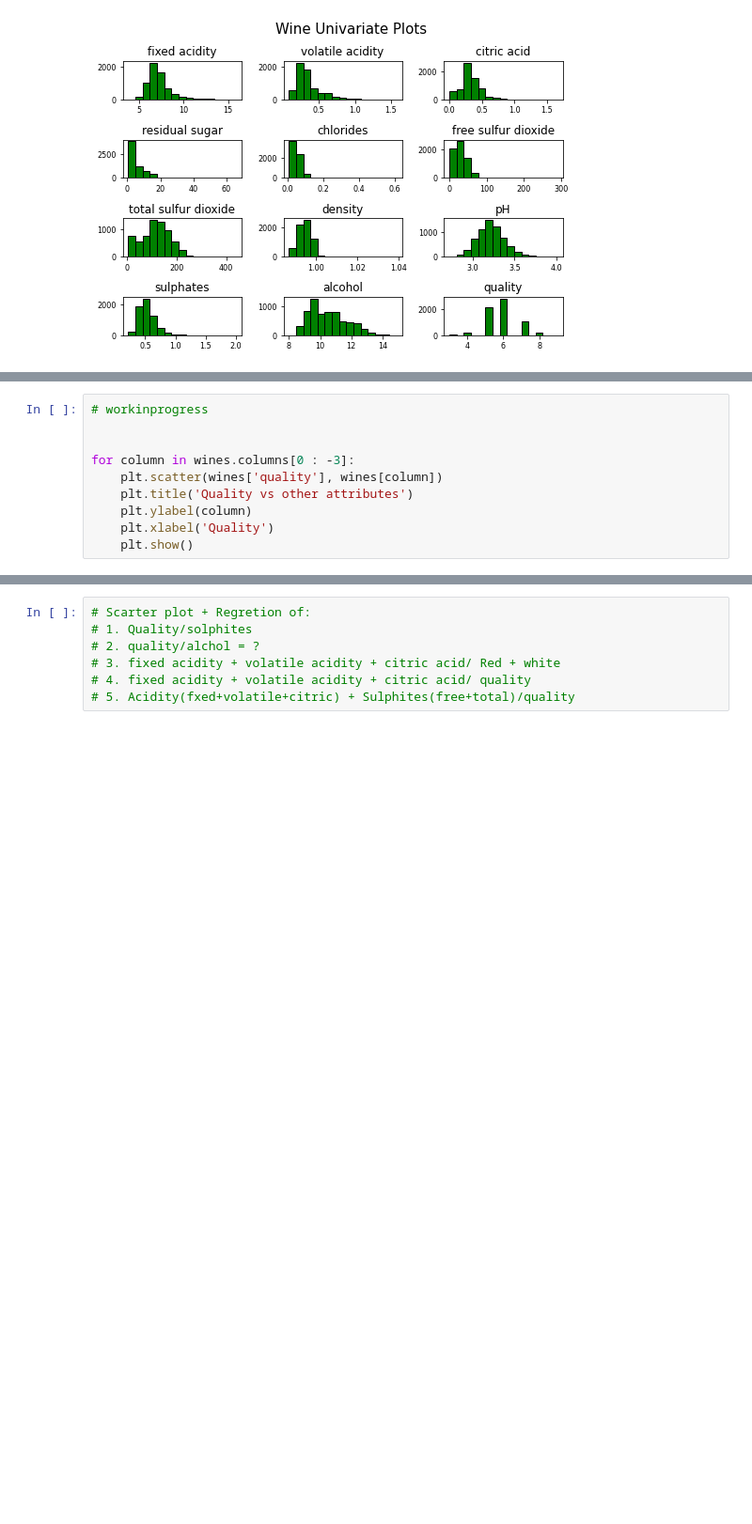
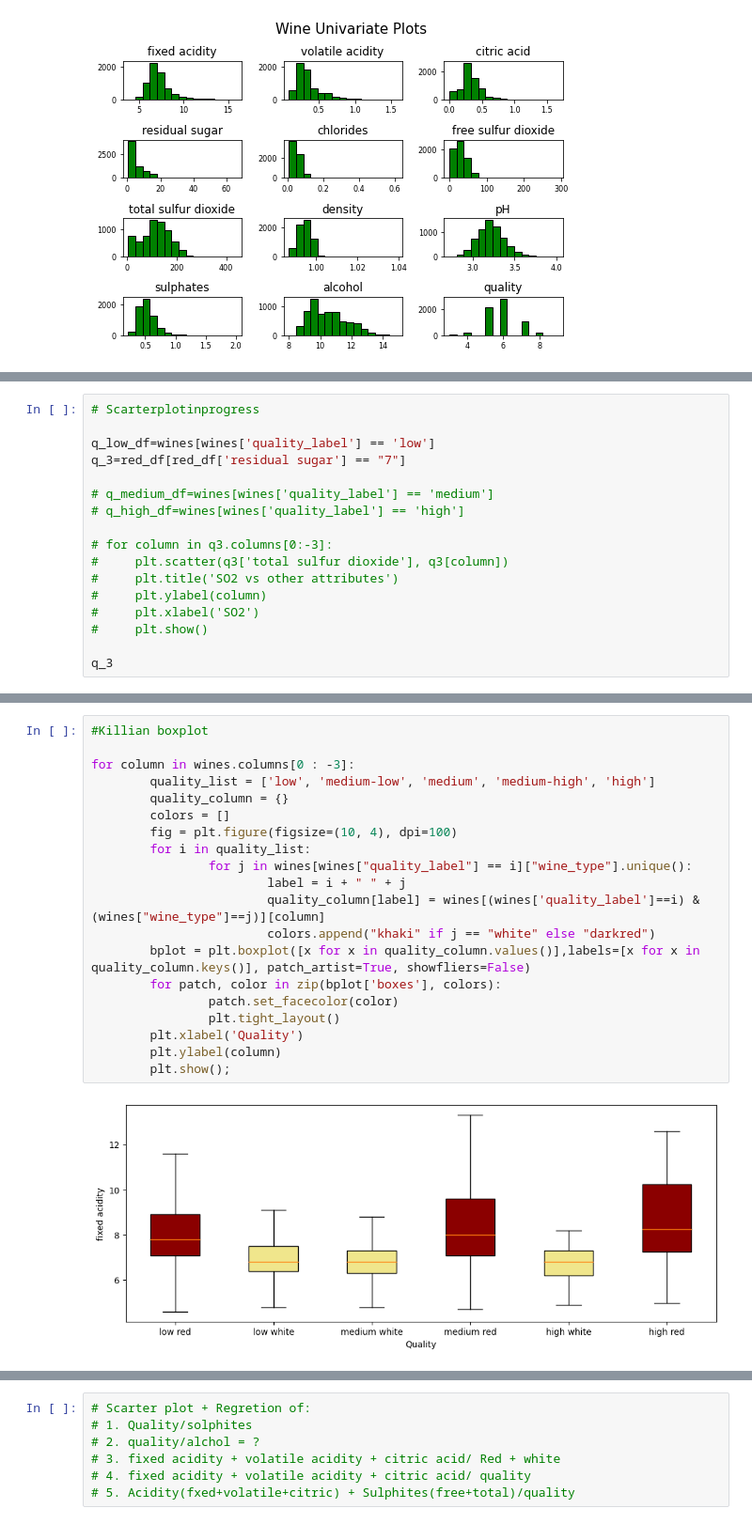
Before and after one commit to Jacopo-Spadon/Wine-not, a Jupyter notebook: Wine not data Wrangling.ipynb, the cells around one changed output, grey strips where cells are left out. Shown at 94% size. Drawn from its saved outputs; the diff is of its cells as text; blank space fills up the shorter version.

Commit message:
scarter in progress

```diff
--- a/Wine not data Wrangling.ipynb
+++ b/Wine not data Wrangling.ipynb
@@ -260,12 +259,19 @@ Text(239.2347826086957, 0.5, 'bollocks')
 [figure]
 # %%
-# workinprogress
+# Scarterplotinprogress
 
+q_low_df=wines[wines['quality_label'] == 'low']
+q_3=red_df[red_df['residual sugar'] == "7"]
 
-for column in wines.columns[0 : -3]:
-    plt.scatter(wines['quality'], wines[column])
-    plt.title('Quality vs other attributes')
-    plt.ylabel(column)
-    plt.xlabel('Quality')
-    plt.show()
+# q_medium_df=wines[wines['quality_label'] == 'medium']
+# q_high_df=wines[wines['quality_label'] == 'high']
+
+# for column in q3.columns[0:-3]:
+#     plt.scatter(q3['total sulfur dioxide'], q3[column])
+#     plt.title('SO2 vs other attributes')
+#     plt.ylabel(column)
+#     plt.xlabel('SO2')
+#     plt.show()
+
+q_3
 # %% [output]
@@ -282,0 +279,22 @@ for column in wines.columns[0 : -3]:
+# %%
+#Killian boxplot
+
+for column in wines.columns[0 : -3]:
+        quality_list = ['low', 'medium-low', 'medium', 'medium-high', 'high']
+        quality_column = {}
+        colors = []
+        fig = plt.figure(figsize=(10, 4), dpi=100)
+        for i in quality_list:
+                for j in wines[wines["quality_label"] == i]["wine_type"].unique():
+                        label = i + " " + j
+                        quality_column[label] = wines[(wines['quality_label']==i) & (wines["wine_type"]==j)][column]
+                        colors.append("khaki" if j == "white" else "darkred")
+        bplot = plt.boxplot([x for x in quality_column.values()],labels=[x for x in quality_column.keys()], patch_artist=True, showfliers=False)
+        for patch, color in zip(bplot['boxes'], colors):
+                patch.set_facecolor(color)
+                plt.tight_layout()
+        plt.xlabel('Quality')
+        plt.ylabel(column)
+        plt.show();
+# %% [output]
+[figure, added]
```
Also changed, not shown: parts of 4 cells of this notebook.
